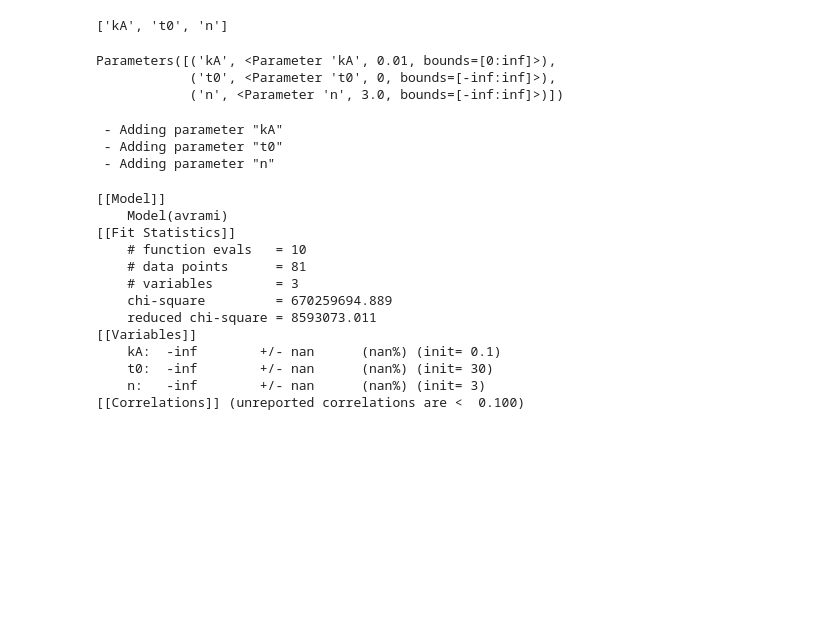
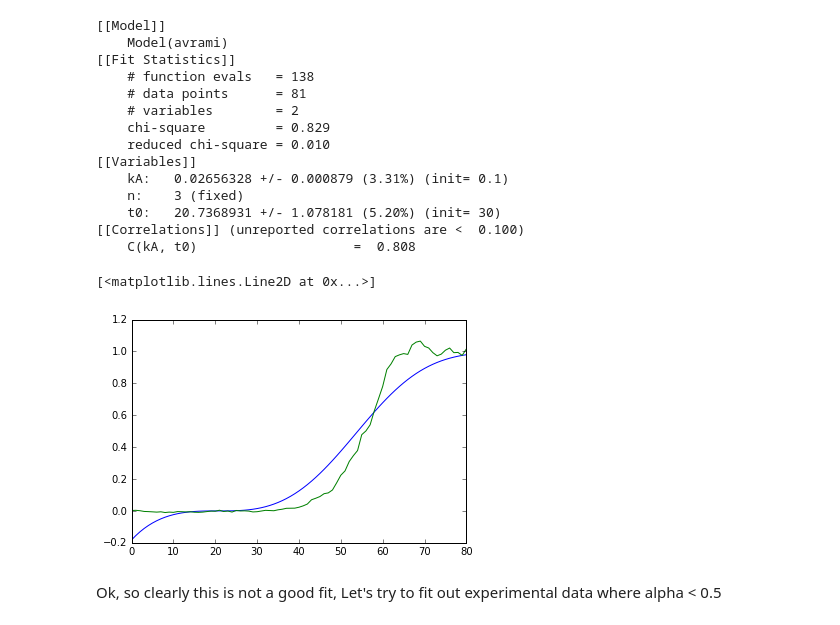
Before and after one commit to ericdill/pyspots, a Jupyter notebook: examples/Load-and-plot.ipynb, the cells around one changed output. Drawn from its saved outputs; the diff is of its cells as text; code cells hidden in the pictures; blank space fills up the shorter version.

```diff
--- a/examples/Load-and-plot.ipynb
+++ b/examples/Load-and-plot.ipynb
@@ -52,3 +63,13 @@ ax.legend(loc=0)
 
 def avrami(t, kA, t0, n):
     return 1 - np.exp(-1*((t - t0) * kA) ** n)
+
+# and now we fit it!
+from lmfit import Model, Parameters
+
+m = Model(avrami)
+
+# don't allow kA to be zero or negative
+m.set_param_hint('kA', min=10**-7)
+# fix n to 3
+m.set_param_hint('n', value=3, vary=False)
@@ -60,4 +75,0 @@ m = Model(avrami)
-# %%
-m.param_names
-# %% [output]
-['kA', 't0', 'n']
@@ -71,29 +76,31 @@ params.get('n').fixed=True
-# %%
-params
-# %% [output]
-Parameters([('kA', <Parameter 'kA', 0.01, bounds=[0:inf]>),
-            ('t0', <Parameter 't0', 0, bounds=[-inf:inf]>),
-            ('n', <Parameter 'n', 3.0, bounds=[-inf:inf]>)])
-# %%
-t = range(len(averaged_spot_data))
-fit = m.fit(averaged_spot_data, t=t, n=3, kA=0.1, t0=30)
-# %% [output]
- - Adding parameter "kA"
- - Adding parameter "t0"
- - Adding parameter "n"
-# %%
-print(fit.fit_report())
-# %% [output]
-[[Model]]
-    Model(avrami)
-[[Fit Statistics]]
-    # function evals   = 10
-    # data points      = 81
-    # variables        = 3
-    chi-square         = 670259694.889
-    reduced chi-square = 8593073.011
-[[Variables]]
-    kA:  -inf        +/- nan      (nan%) (init= 0.1)
-    t0:  -inf        +/- nan      (nan%) (init= 30)
-    n:   -inf        +/- nan      (nan%) (init= 3)
-[[Correlations]] (unreported correlations are <  0.100)
+# %%
+# define our time
+time = np.asarray(range(len(normalized_dataset)))
+# do the initial fit
+fit = m.fit(normalized_dataset, t=time, n=3, kA=0.1, t0=30)
+
+# print the fit results
+print(fit.fit_report())
+
+# plot the fit
+plt.plot(fit.best_fit)
+plt.plot(normalized_dataset)
+# %% [output]
+[[Model]]
+    Model(avrami)
+[[Fit Statistics]]
+    # function evals   = 138
+    # data points      = 81
+    # variables        = 2
+    chi-square         = 0.829
+    reduced chi-square = 0.010
+[[Variables]]
+    kA:   0.02656328 +/- 0.000879 (3.31%) (init= 0.1)
+    n:    3 (fixed)
+    t0:   20.7368931 +/- 1.078181 (5.20%) (init= 30)
+[[Correlations]] (unreported correlations are <  0.100)
+    C(kA, t0)                    =  0.808
+[<matplotlib.lines.Line2D at 0x...>]
+[figure, added]
+# %% [markdown]
+Ok, so clearly this is not a good fit,  Let's try to fit out experimental data where alpha < 0.5
```
Also changed, not shown: parts of 22 cells of this notebook.
